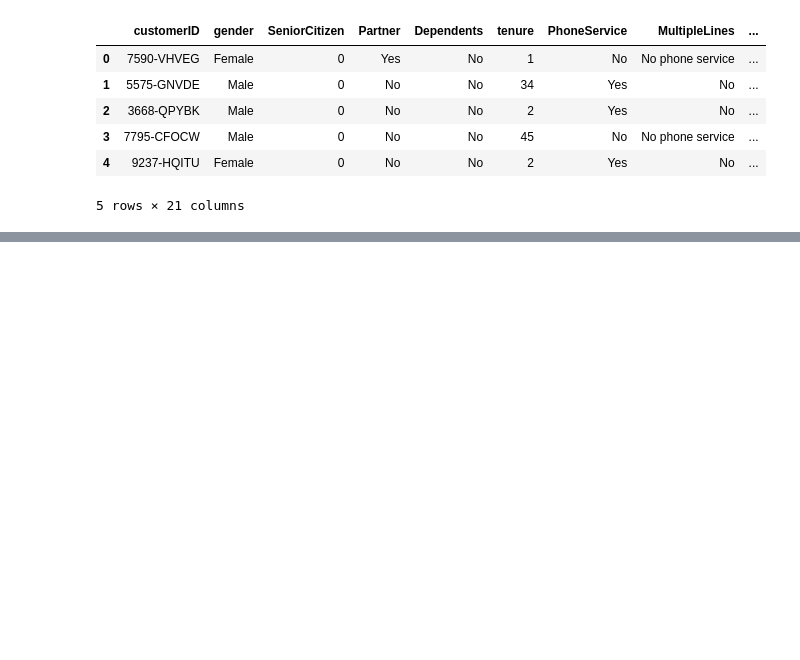
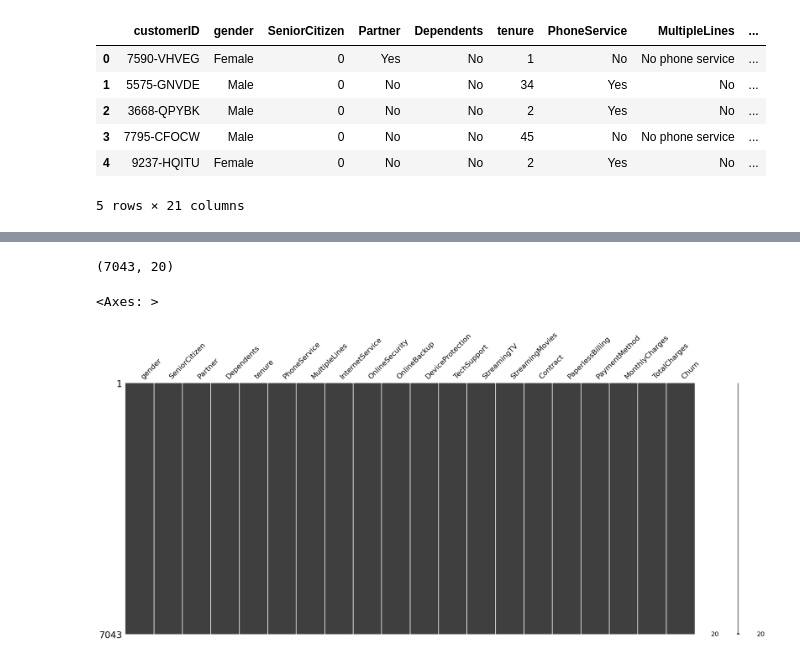
Before and after one commit to ss22aba/NEW, a Jupyter notebook: NEW_PROJECT.ipynb, the cells around one changed output, grey strips where cells are left out. Drawn from its saved outputs; the diff is of its cells as text; code cells hidden in the pictures; blank space fills up the shorter version.

Commit message:
Created a graph showing missing values. Calculated the NaN values in Total Charges

```diff
--- a/NEW_PROJECT.ipynb
+++ b/NEW_PROJECT.ipynb
@@ -48,0 +75,12 @@ data.head()
+# %%
+# Get the shape of the DataFrame
+data.shape
+# %% [output]
+(7043, 20)
+# %%
+# Visualize the missing data
+import missingno as msno
+msno.matrix(data)
+# %% [output]
+<Axes: >
+[figure, added]
```
Also changed, not shown: parts of 6 cells of this notebook.
